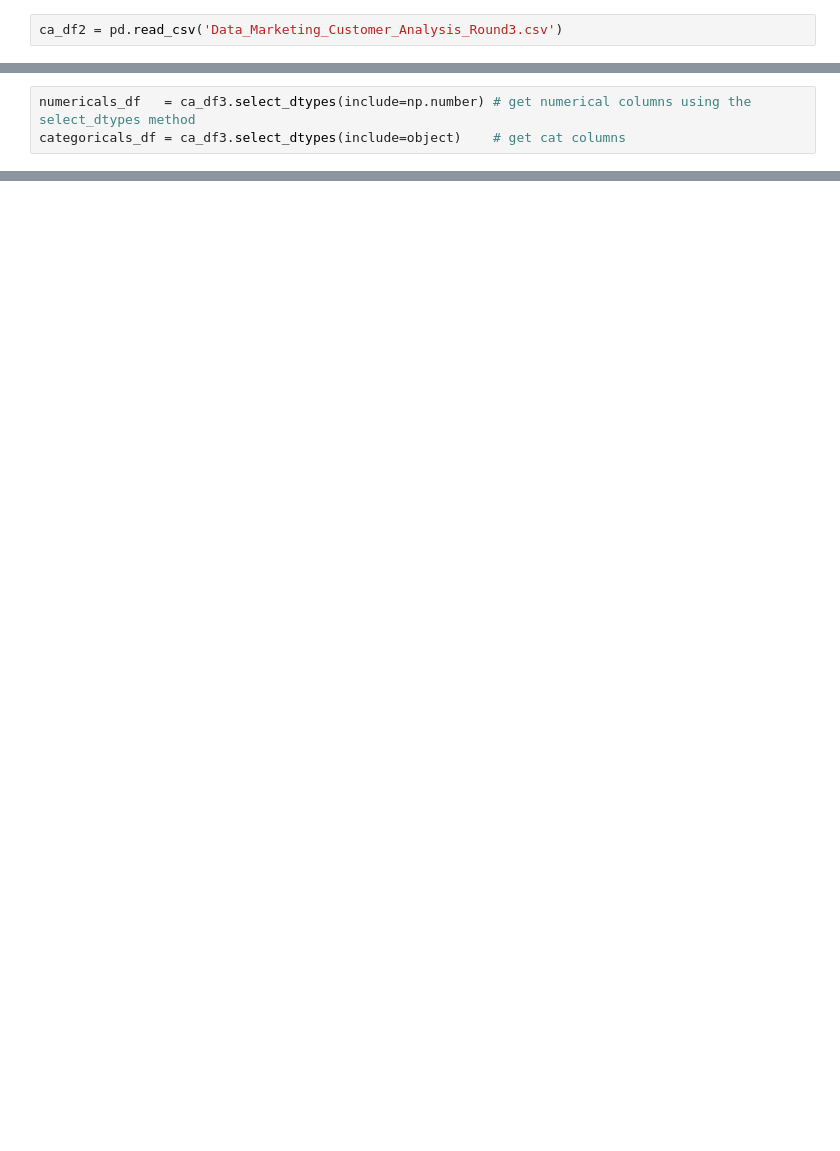
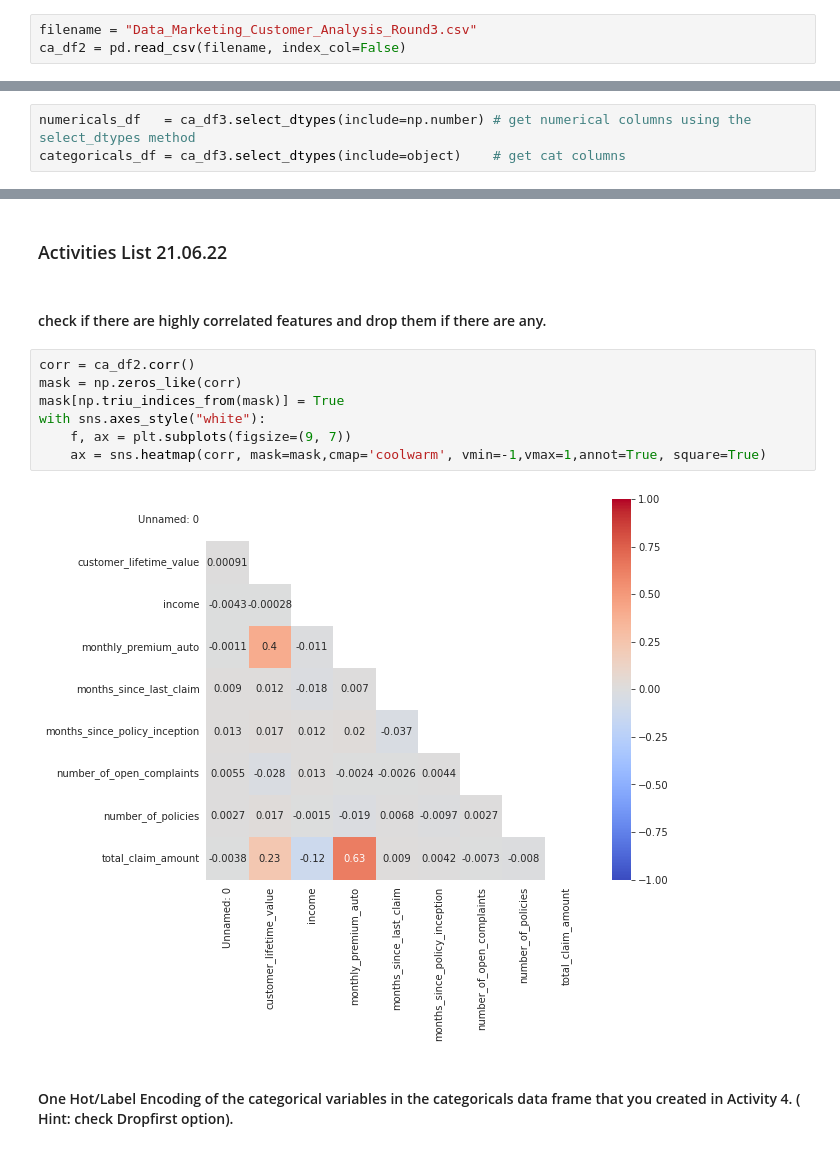
Before and after one commit to buenafiesta95/da_mauricio, a Jupyter notebook: LAB EDA Round Merged File Main Doc.ipynb, the cells around one changed output, grey strips where cells are left out. Cells and saved outputs as stored; diff of their text form; blank space fills up the shorter version.

```diff
--- a/LAB EDA Round Merged File Main Doc.ipynb
+++ b/LAB EDA Round Merged File Main Doc.ipynb
@@ -198,7 +364,8 @@ replace_zone(ca_df)
         - Do the distributions for different numerical variables look like a normal distribution
 - For the numerical variables, check the multicollinearity between the features. Please note that we will use the column total_claim_amount later as the target variable.
 # %%
-ca_df2 = pd.read_csv('Data_Marketing_Customer_Analysis_Round3.csv')
+filename = "Data_Marketing_Customer_Analysis_Round3.csv"
+ca_df2 = pd.read_csv(filename, index_col=False)
 # %%
 ca_df2 = ca_df2.reset_index(drop=True)
 # %%
@@ -300,0 +610,15 @@ with sns.axes_style("white"):
+# %% [markdown]
+### Activities List 21.06.22
+# %% [markdown]
+#### check if there are highly correlated features and drop them if there are any.
+# %%
+corr = ca_df2.corr()
+mask = np.zeros_like(corr)
+mask[np.triu_indices_from(mask)] = True
+with sns.axes_style("white"):
+    f, ax = plt.subplots(figsize=(9, 7))
+    ax = sns.heatmap(corr, mask=mask,cmap='coolwarm', vmin=-1,vmax=1,annot=True, square=True)
+# %% [output]
+[figure, added]
+# %% [markdown]
+#### One Hot/Label Encoding of the categorical variables in the categoricals data frame that you created in Activity 4. ( Hint: check Dropfirst option).
```
Also changed, not shown: parts of 122 cells of this notebook, 13 other files.
